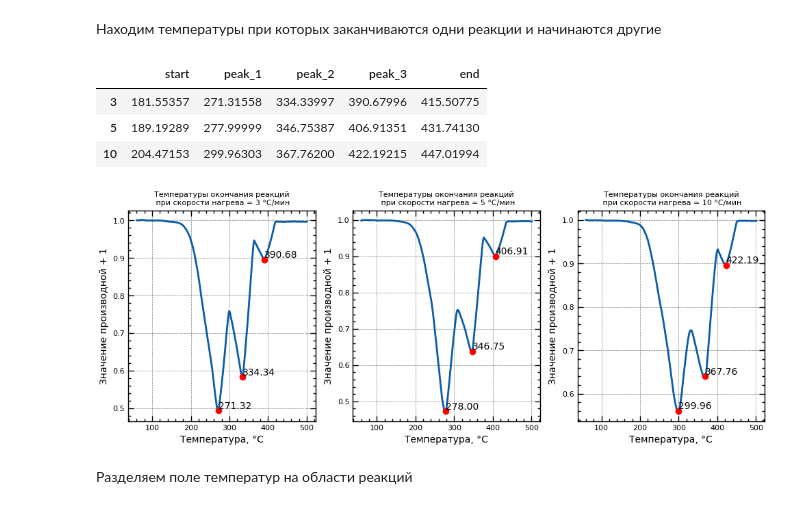
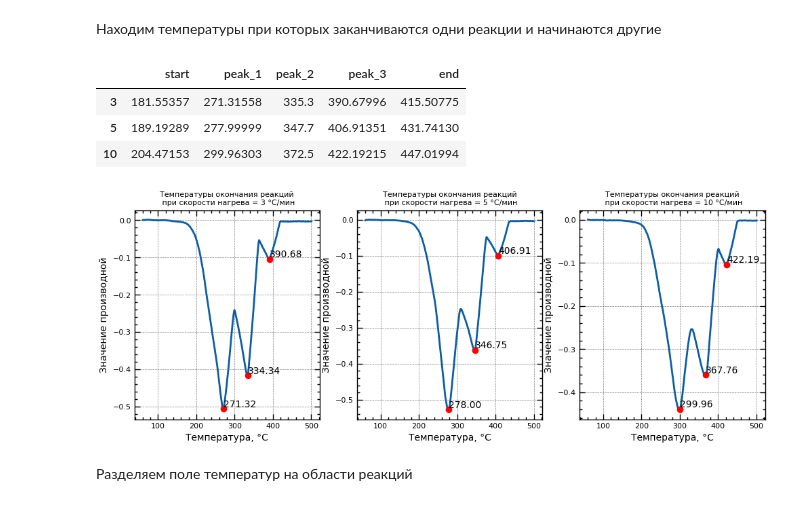
Before and after one commit to kdavjd/isoconversion_study_of_reaction_kinetics, a Jupyter notebook: isoconversion.ipynb, the cells around one changed output. Saved outputs shown, nothing was run; the diff lists cells and outputs as text; code cells hidden in the pictures.

```diff
--- a/isoconversion.ipynb
+++ b/isoconversion.ipynb
@@ -125,6 +125,9 @@ fig.show()
 # %% [markdown]
 Находим температуры при которых заканчиваются одни реакции и начинаются другие
 # %%
+# Определяем значение отсекающее хвосты экспериментов
+DIFF_PEAK_CONST = -0.015
+
 # Определение размера окна для сглаживания
 window_size = 30
 
@@ -145,52 +148,53 @@ for idx, heating_rate in enumerate(heating_rates):
     # Расчет дифференциала (первой производной) для сглаженных данных
     diff_df = smoothed_df.diff()
 
-    # Более явно подсвечиваем точки перегиба функции
-    curve_turn_points = 1 + diff_df
+    # Находим температуры при которых реакции начинаются и заканчиваются
+    t_start = diff_df[diff_df < DIFF_PEAK_CONST].index.min()
+    t_end = diff_df[diff_df < DIFF_PEAK_CONST].index.max()
 
-    # Находим температуры при которых реакции начинаются и заканчиваются
-    t_start = curve_turn_points[curve_turn_points < 0.985].index.min()
-    t_end = curve_turn_points[curve_turn_points < 0.985].index.max()
-
-    # Находим температуры пиков
-    peaks = find_peaks(curve_turn_points[(curve_turn_points.index > t_start) & (curve_turn_points.index < t_end)].diff())
+    # Находим температуры пиков по второй производной
+    peaks = find_peaks(diff_df[(diff_df.index > t_start) & (diff_df.index < t_end)].diff())
 
     # Обновляем столбцы в датафрейме для каждого heating_rate и заполняем NaN
     columns = ['start'] + [f'peak_{i+1}' for i in range(len(peaks))] + ['end']
     for column in columns:
         if column not in peaks_df.columns:
             peaks_df[column] = np.nan
 
     peaks_df.at[heating_rate, 'start'] = t_start
     peaks_df.at[heating_rate, 'end'] = t_end
     for i, peak in enumerate(peaks.index):
         peaks_df.at[heating_rate, f'peak_{i+1}'] = peak
 
-    axes[idx].plot(df.index, curve_turn_points)
+    axes[idx].plot(df.index, diff_df)
 
     # Добавляем заголовок
     axes[idx].set_title(f'Температуры окончания реакций\n при скорости нагрева = {heating_rate} °C/мин', fontsize=SMALL_SIZE)
 
     # Добавляем подписи на оси
     axes[idx].set_xlabel('Температура, °С', fontsize=MEDIUM_SIZE)
-    axes[idx].set_ylabel('Значение производной + 1', fontsize=MEDIUM_SIZE)
+    axes[idx].set_ylabel('Значение производной', fontsize=MEDIUM_SIZE)
 
     # Настраиваем размер легенды и подписей осей
     axes[idx].tick_params(axis='both', which='both', labelsize=SMALL_SIZE)
 
     # Выделяем и подписываем точки на графике
     for index in peaks.index:
-        peak_value = curve_turn_points[index]
+        peak_value = diff_df[index]
         axes[idx].plot(index, peak_value, 'ro')
         axes[idx].text(index, peak_value, f'{index:.2f}', fontsize=10, ha='left', va='bottom')
 
+peaks_df['peak_2']['3'] = 335.3
+peaks_df['peak_2']['5'] = 347.7
+peaks_df['peak_2']['10'] = 372.5
+
 peaks_df
 # %% [output]
 |  | start | peak_1 | peak_2 | peak_3 | end |
-| 3 | 181.55357 | 271.31558 | 334.33997 | 390.67996 | 415.50775 |
-| 5 | 189.19289 | 277.99999 | 346.75387 | 406.91351 | 431.74130 |
-| 10 | 204.47153 | 299.96303 | 367.76200 | 422.19215 | 447.01994 |
+| 3 | 181.55357 | 271.31558 | 335.3 | 390.67996 | 415.50775 |
+| 5 | 189.19289 | 277.99999 | 347.7 | 406.91351 | 431.74130 |
+| 10 | 204.47153 | 299.96303 | 372.5 | 422.19215 | 447.01994 |
-[figure, old version]
+[figure, new version]
 # %% [markdown]
 Разделяем поле температур на области реакций
 # %%
```
Also changed, not shown: parts of 8 cells of this notebook, 2 other files.
